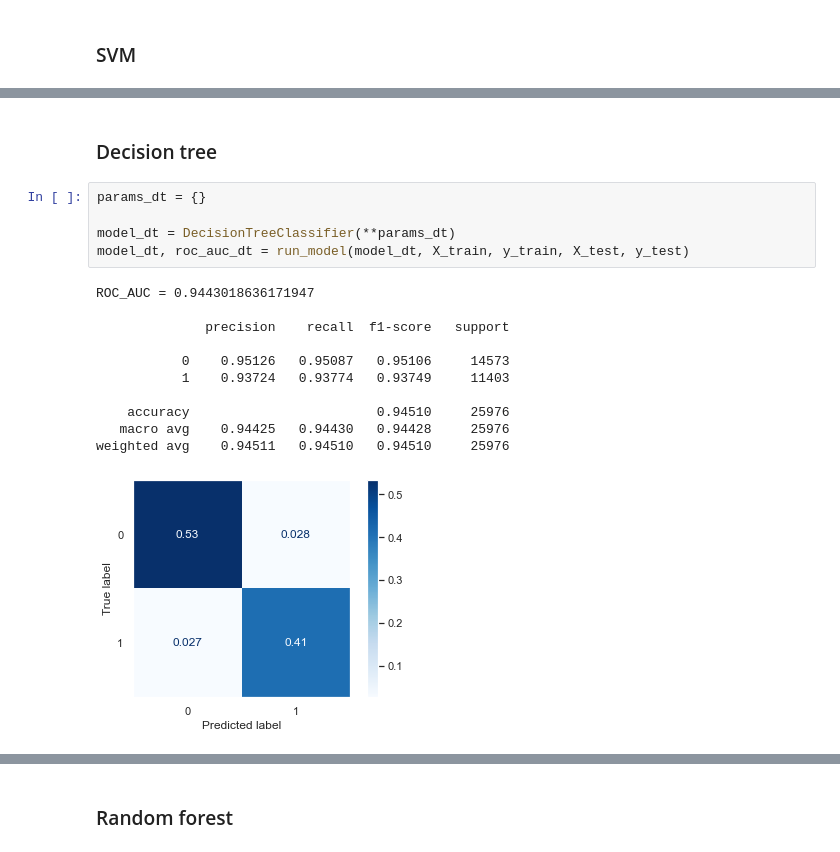
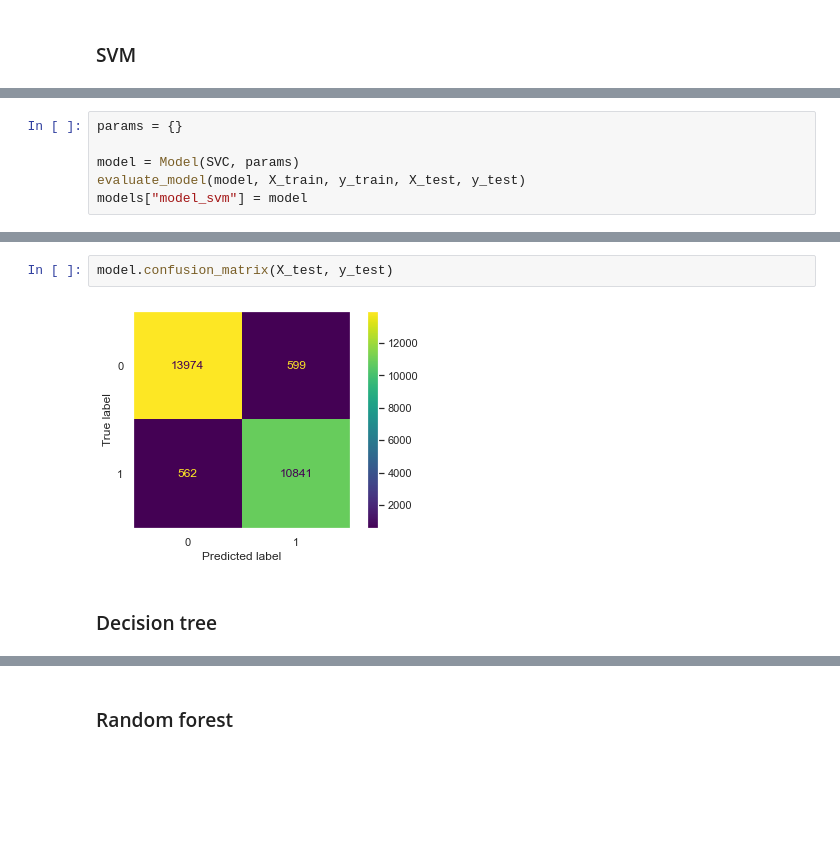
Before and after one commit to GonzaloRomeroR/CEIA, a Jupyter notebook: aprendizaje_maquina_1/project/2-Entrenamiento.ipynb, the cells around one changed output, grey strips where cells are left out. Cells and saved outputs as stored; diff of their text form; blank space fills up the shorter version.

```diff
--- a/aprendizaje_maquina_1/project/2-Entrenamiento.ipynb
+++ b/aprendizaje_maquina_1/project/2-Entrenamiento.ipynb
@@ -87,0 +74,6 @@ plot_roc_curve(y_test, y_pred)
+# %%
+params = {}
+
+model = Model(SVC, params)
+evaluate_model(model, X_train, y_train, X_test, y_test)
+models["model_svm"] = model
@@ -88,19 +94,6 @@ plot_roc_curve(y_test, y_pred)
+# %%
+model.confusion_matrix(X_test, y_test)
+# %% [output]
+[figure, added]
 # %% [markdown]
 ### Decision tree
-# %%
-params_dt = {}
-
-model_dt = DecisionTreeClassifier(**params_dt)
-model_dt, roc_auc_dt = run_model(model_dt, X_train, y_train, X_test, y_test)
-# %% [output]
-ROC_AUC = 0.9443018636171947
-
-              precision    recall  f1-score   support
-
-           0    0.95126   0.95087   0.95106     14573
-           1    0.93724   0.93774   0.93749     11403
-
-    accuracy                        0.94510     25976
-   macro avg    0.94425   0.94430   0.94428     25976
-weighted avg    0.94511   0.94510   0.94510     25976
-[figure, removed]
```
Also changed, not shown: parts of 26 cells of this notebook, 2 other files.
